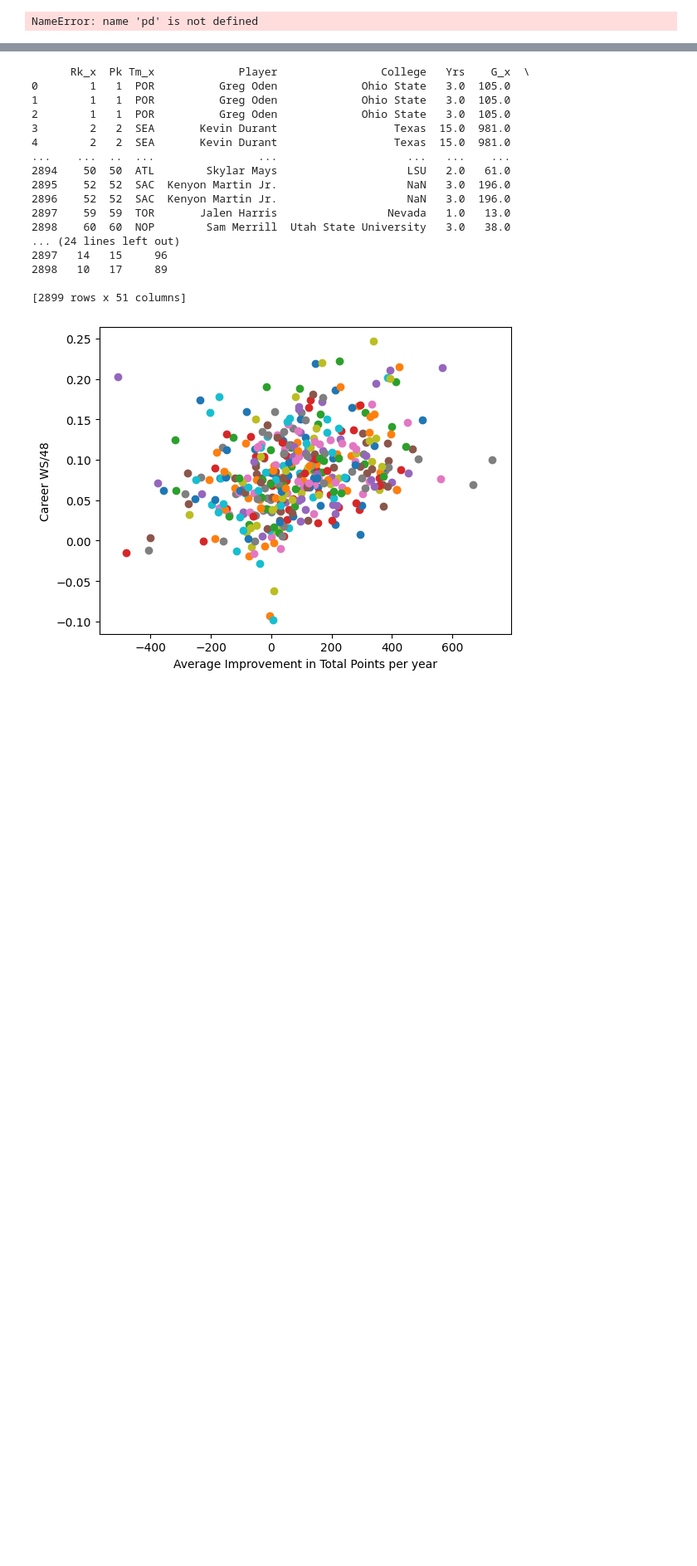
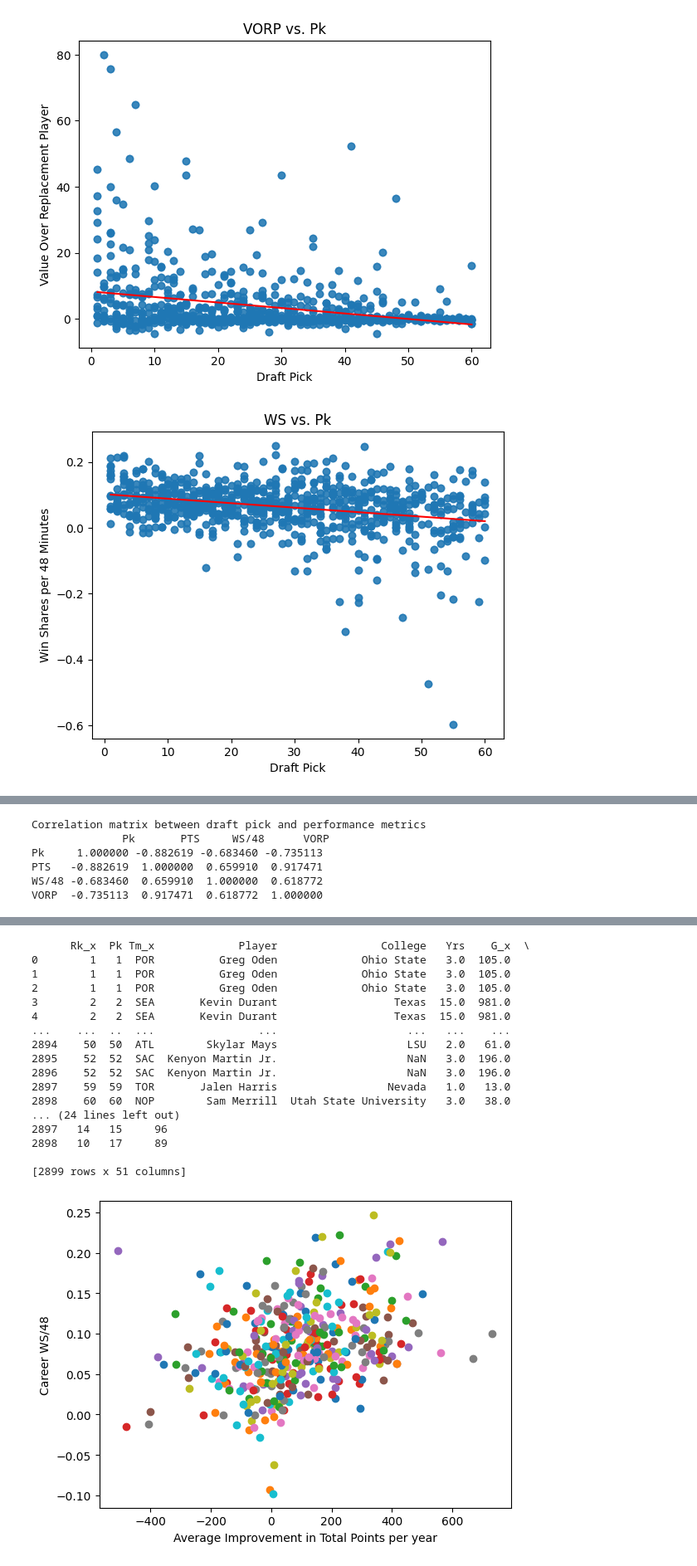
Before and after one commit to katabanga/NBA-Draft-Rank-V.S.-Success, a Jupyter notebook: final.ipynb, the cells around one changed output, grey strips where cells are left out. Shown at 83% size. Saved outputs shown, nothing was run; the diff lists cells and outputs as text; code cells hidden in the pictures; blank space fills up the shorter version.

```diff
--- a/final.ipynb
+++ b/final.ipynb
@@ -43,7 +41,7 @@ def clean_season_data(df):
     df = df.drop_duplicates(subset=['Player'], keep='first')
     df_season_lists.append(df)
 # %%
-def draft_analzyer():
+def draft_plot():
     plt.figure(1)
     # Concatenate all the dataframes into one
     df = pd.concat(df_lists, ignore_index=True)
@@ -70,70 +68,34 @@ def draft_analzyer():
 
     plt.figure(2)
     model_2 = LinearRegression()
     model_2.fit(df['Pk'].values.reshape(-1, 1), df['WS/48'])
     y_pred_2 = model_2.predict(df['Pk'].values.reshape(-1, 1))
     plt.plot(df['Pk'], y_pred_2, color='red')
 
     plt.scatter(df['Pk'], df['WS/48'], alpha=0.5)
     plt.xlabel("Draft Pick")
     plt.ylabel("Win Shares per 48 Minutes")
     plt.title("WS vs. Pk")
     # plt.savefig("WS48.png")
     plt.show()
 
     plt.figure(3)
     model_3 = LinearRegression()
     model_3.fit(df['Pk'].values.reshape(-1, 1), df['PTS'])
     y_pred_3 = model_3.predict(df['Pk'].values.reshape(-1, 1))
     plt.plot(df['Pk'], y_pred_3, color='red')
 
     plt.scatter(df['Pk'], df['PTS'], alpha=0.5)
     plt.xlabel("Pk")
     plt.ylabel("Points per game")
     plt.title("PTS vs. Pk")
     # plt.savefig("PTS.png")
     plt.show()
 
-    # Group by pick number and calculate mean WS/48 and VORP
-    grouped = df.groupby('Pk').agg({'PTS.1': 'mean', 'PTS': 'mean','AST.1': 'mean', 'WS/48': 'mean', 'VORP': 'mean'}).reset_index()
-
-    # calculate the correlation matrix between draft pick and performance metrics
-    correlation_matrix = grouped[['Pk', 'PTS', 'WS/48', 'VORP']].corr()
-
-    # print the correlation matrix
-    print("correlation matrix between draft pick and performance metrics", correlation_matrix)
-
-    # e.g. Null Hypothesis: There is no significant difference in the average WS/48 and VORP
-    # between players selected in the top 5 picks (Pk <= 5) and players selected outside
-    # the top 10 picks (Pk > 5 and Pk <= 10). If null hypothesis is greater than 0.05,
-    # then we can not reject the null hypothesis.
-    print("ttest between groups of 5 picks")
-    for i in range(0, 11):
-    # Split the data into two groups based on the Pk value
-        top_picks = grouped[(grouped['Pk'] > i * 5) & (grouped['Pk'] <= (i + 1) * 5)]
-        other_picks = grouped[(grouped['Pk'] > (i+1)*5) & (grouped['Pk'] <= (i+2)*5)]
-
-        print("ttest group  1 Pk:", i*5, "-", (i+1)*5, "vs" , "group 2, pk: ", (i+1)*5, "-", (i+2)*5)
-
-        # Perform a two-sample t-test on the WS/48 values
-        ws_ttest = ttest_ind(top_picks['WS/48'], other_picks['WS/48'])
-
-        # Print the p-value
-        print('WS/48 p-value:', ws_ttest.pvalue)
-
-        # Perform a two-sample t-test on the VORP values
-        vorp_ttest = ttest_ind(top_picks['VORP'], other_picks['VORP'])
-
-        # Print the p-value
-        print('VORP p-value:', vorp_ttest.pvalue)
-
-        # Perform a two-sample t-test on the PTS values
-        pts_ttest = ttest_ind(top_picks['PTS'], other_picks['PTS'])
-
-        # Print the p-value
-        print('PTS p-value:', pts_ttest.pvalue)
+    return df
 
 draft_file_reader(file_list)
-draft_analzyer()
+df = draft_plot()
 # %% [output]
-NameError: name 'pd' is not defined
+[figure, added]
+[figure, added]
@@ -139,0 +103,16 @@ NameError: name 'pd' is not defined
+# %%
+# Group by pick number and calculate mean WS/48 and VORP
+grouped = df.groupby('Pk').agg({'PTS.1': 'mean', 'PTS': 'mean','AST.1': 'mean', 'WS/48': 'mean', 'VORP': 'mean'}).reset_index()
+
+# calculate the correlation matrix between draft pick and performance metrics
+correlation_matrix = grouped[['Pk', 'PTS', 'WS/48', 'VORP']].corr()
+
+# print the correlation matrix
+print("Correlation matrix between draft pick and performance metrics\n", correlation_matrix)
+# %% [output]
+Correlation matrix between draft pick and performance metrics
+              Pk       PTS     WS/48      VORP
+Pk     1.000000 -0.882619 -0.683460 -0.735113
+PTS   -0.882619  1.000000  0.659910  0.917471
+WS/48 -0.683460  0.659910  1.000000  0.618772
+VORP  -0.735113  0.917471  0.618772  1.000000
```
Also changed, not shown: parts of 3 cells of this notebook.
